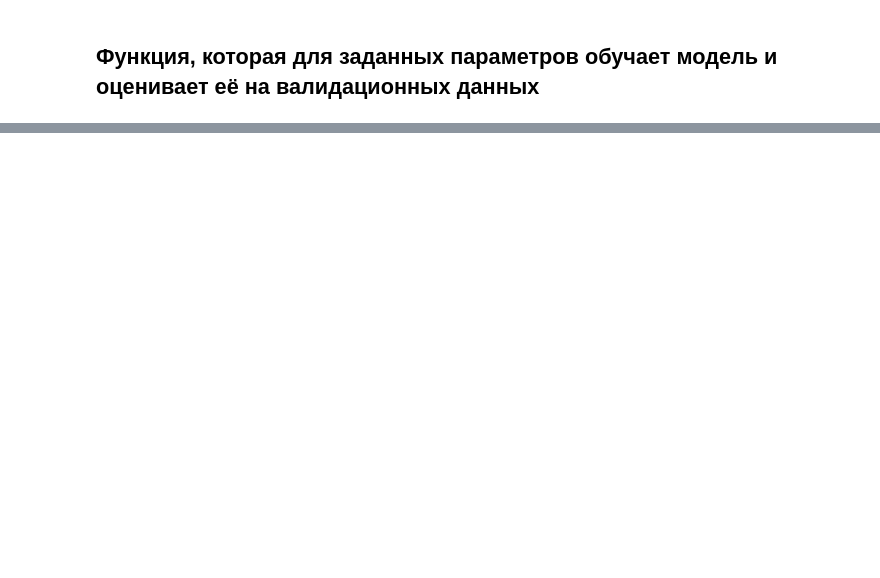
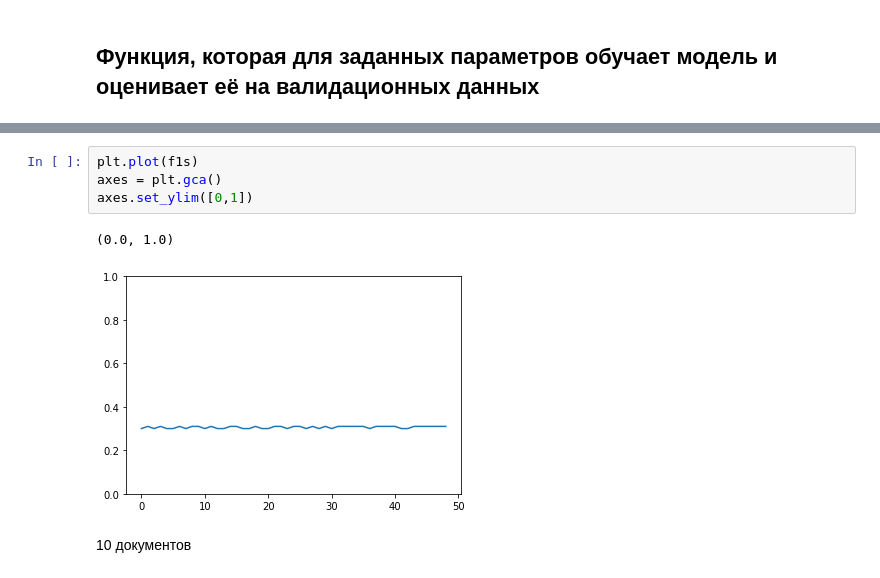
Before and after one commit to NikitaOmsk/topic_modeling, a Jupyter notebook: experiments_update.ipynb, the cells around one changed output, grey strips where cells are left out. Saved outputs shown, nothing was run; the diff lists cells and outputs as text; blank space fills up the shorter version.

```diff
--- a/experiments_update.ipynb
+++ b/experiments_update.ipynb
@@ -266,0 +1146,9 @@ Iteration last: sparsity = 0.5674999952316284, perplexity = 6222.26904296875
+# %%
+plt.plot(f1s)
+axes = plt.gca()
+axes.set_ylim([0,1])
+# %% [output]
+(0.0, 1.0)
+[figure, added]
+# %% [markdown]
+10 документов
```
Also changed, not shown: parts of 104 cells of this notebook.
